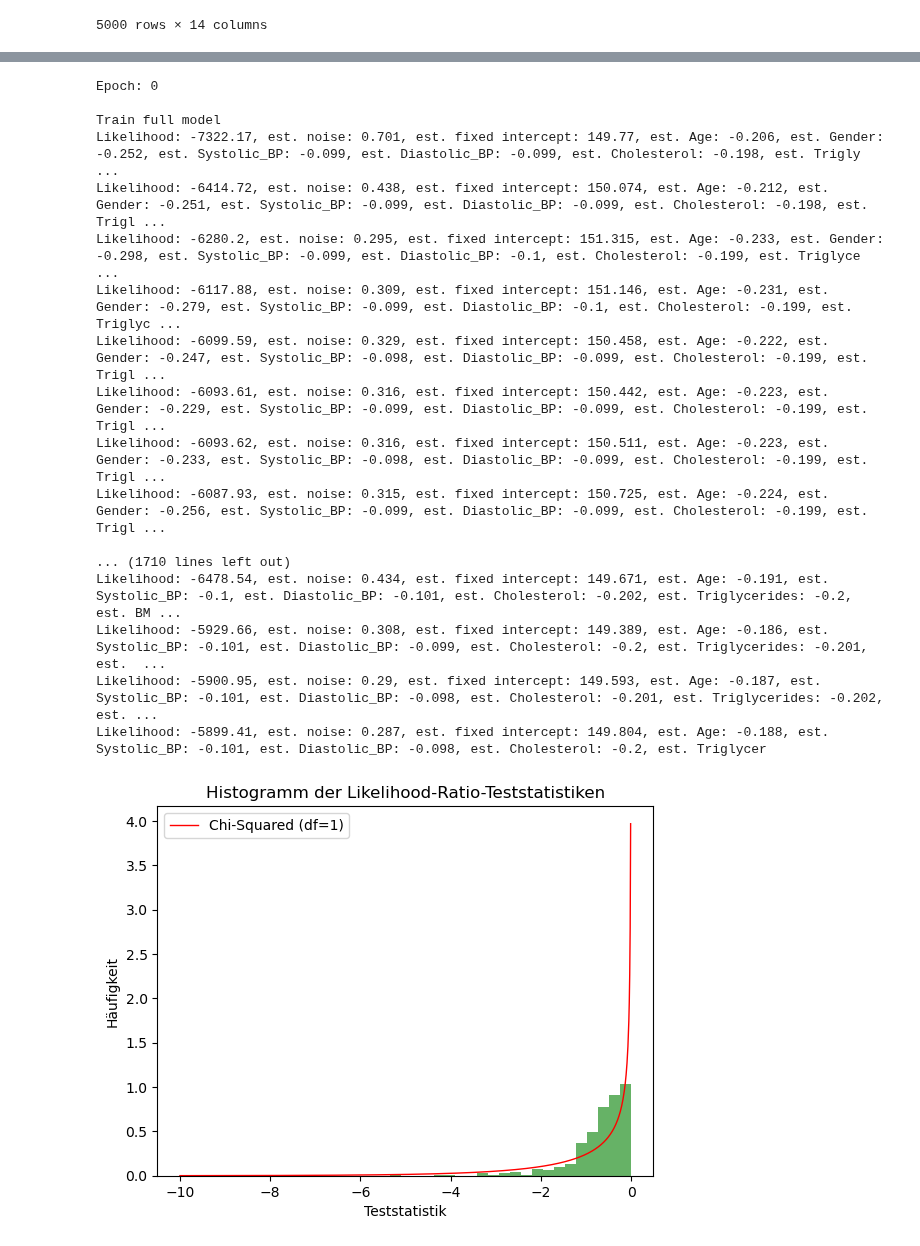
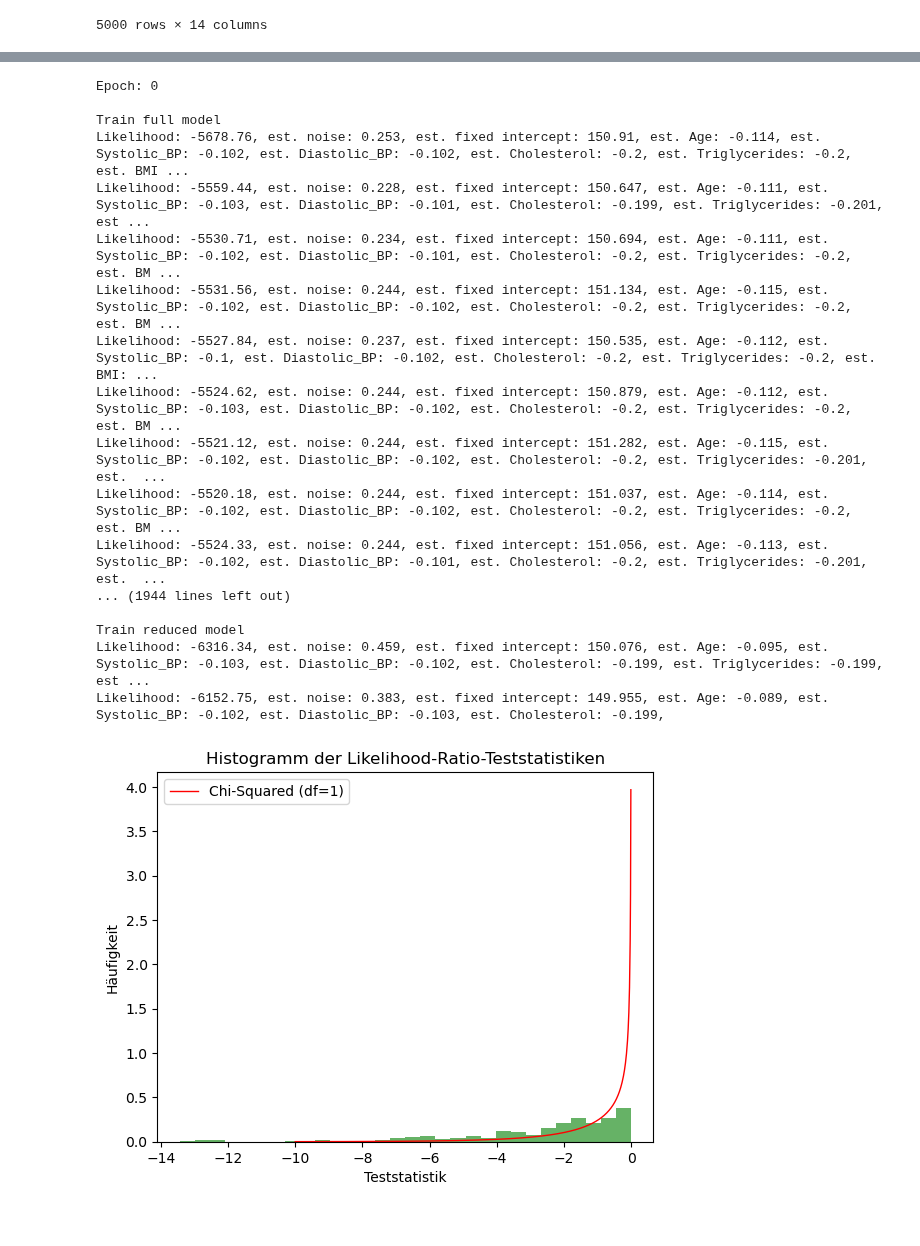
Before and after one commit to el-pato01/BA2024, a Jupyter notebook: Code/Übung/dietarychange.ipynb, the cells around one changed output, grey strips where cells are left out. Saved outputs shown, nothing was run; the diff lists cells and outputs as text; code cells hidden in the pictures.

```diff
--- a/Code/Übung/dietarychange.ipynb
+++ b/Code/Übung/dietarychange.ipynb
@@ -12,11 +12,13 @@ from scipy.stats import chi2
 n_participants = 500
 years = 10
 effect_of_sex = 0.0
-effect_of_age = -0.2
+effect_of_age = -0.1
 
 # random effects
 var_intercept = 2
 var_slope = 0.1
+
+noise_var = 0.1
 
 # fixed effects
 weights = {'Systolic_BP': -0.1, 'Diastolic_BP': -0.1, 'Cholesterol': -0.2, 'Triglycerides': -0.2, 'BMI': -0.4, 'Creatinin': -0.1}
@@ -46,6 +48,7 @@ def simulate_data(num_participants):
         # simulate random effects
         random_intercept = np.random.normal(0.0,np.sqrt(var_intercept))
         random_slope = np.random.normal(0.0, np.sqrt(var_slope))
+        noise = np.random.normal(0.0, np.sqrt(noise_var))
 
         # simulate data for each year
         for year in range(years):
@@ -81,7 +84,8 @@ def simulate_data(num_participants):
                         weights['Creatinin'] * creatinin +
                         effect_of_sex * gender +
                         effect_of_age * age +
-                        random_slope * year)
+                        random_slope * year +
+                        noise)
 
             yearly_data = {
                 'patient_id': participant_id,
@@ -247,10 +252,10 @@ def likelihood_ratio(Lmin, Lmax):
 num_simulations = 500
 lrt_results = []
 #keys for random and fixed effects in the matrix
-fixed_effects_keys_full= ['Age', 'Gender', 'Systolic_BP', 'Diastolic_BP', 'Cholesterol', 'Triglycerides', 'BMI', 'Creatinin', 'Get_treatment']
+fixed_effects_keys_full= ['Age', 'Systolic_BP', 'Diastolic_BP', 'Cholesterol', 'Triglycerides', 'BMI', 'Creatinin', 'Gender']
 random_effects_keys_full = ['Years_after_treatment']
 #keys for random and fixed effects in the matrix
-fixed_effects_keys_red = ['Age', 'Systolic_BP', 'Diastolic_BP', 'Cholesterol', 'Triglycerides', 'BMI','Creatinin', 'Get_treatment']
+fixed_effects_keys_red = ['Age', 'Systolic_BP', 'Diastolic_BP', 'Cholesterol', 'Triglycerides', 'BMI','Creatinin']
 random_effects_keys_red = ['Years_after_treatment']
 
 n_fixed_eff_full = len(fixed_effects_keys_full) + 1
@@ -258,6 +263,10 @@ n_rand_eff_full = len(random_effects_keys_full) + 1
 n_fixed_eff_red = len(fixed_effects_keys_red) + 1
 n_rand_eff_red = len(random_effects_keys_red) + 1
 softplus = torch.nn.Softplus()
+
+# Learnable parameter for diagonal covariance matrix
+D_param_full = torch.randn(n_rand_eff_full, requires_grad=True)
+D_param_red = torch.randn(n_rand_eff_red, requires_grad=True)
 
 for sim in range(num_simulations):
     print(f"Epoch: {sim}")
@@ -273,10 +282,6 @@ for sim in range(num_simulations):
 
     # Response variable: Test scores
     y_full = torch.from_numpy(np.array(df['Health_Score'])).to(torch.float32)
-
-    # Learnable parameter for diagonal covariance matrix
-    D_param_full = torch.randn(n_rand_eff_full, requires_grad=True)
-
 
     # Defining list of X tilde (eq. 2.7 p. 63)
     X_tilde_list_full = [torch.cat((X_i, torch.zeros((n_rand_eff_full, n_fixed_eff_full)))) for X_i in X_list_full]
@@ -321,7 +326,7 @@ for sim in range(num_simulations):
     y_red = torch.from_numpy(np.array(df['Health_Score'])).to(torch.float32)
 
     # Learnable parameter for diagonal covariance matrix
-    D_param_red = torch.randn(n_rand_eff_red, requires_grad=True)
+    #D_param_red = torch.randn(n_rand_eff_red, requires_grad=True)
 
 
     # Defining list of X tilde (eq. 2.7 p. 63)
@@ -362,41 +367,41 @@ for sim in range(num_simulations):
 Epoch: 0
 
 Train full model
-Likelihood: -7322.17, est. noise: 0.701, est. fixed intercept: 149.77, est. Age: -0.206, est. Gender: -0.252, est. Systolic_BP: -0.099, est. Diastolic_BP: -0.099, est. Cholesterol: -0.198, est. Trigly ...
-Likelihood: -6414.72, est. noise: 0.438, est. fixed intercept: 150.074, est. Age: -0.212, est. Gender: -0.251, est. Systolic_BP: -0.099, est. Diastolic_BP: -0.099, est. Cholesterol: -0.198, est. Trigl ...
-Likelihood: -6280.2, est. noise: 0.295, est. fixed intercept: 151.315, est. Age: -0.233, est. Gender: -0.298, est. Systolic_BP: -0.099, est. Diastolic_BP: -0.1, est. Cholesterol: -0.199, est. Triglyce ...
-Likelihood: -6117.88, est. noise: 0.309, est. fixed intercept: 151.146, est. Age: -0.231, est. Gender: -0.279, est. Systolic_BP: -0.099, est. Diastolic_BP: -0.1, est. Cholesterol: -0.199, est. Triglyc ...
-Likelihood: -6099.59, est. noise: 0.329, est. fixed intercept: 150.458, est. Age: -0.222, est. Gender: -0.247, est. Systolic_BP: -0.098, est. Diastolic_BP: -0.099, est. Cholesterol: -0.199, est. Trigl ...
-Likelihood: -6093.61, est. noise: 0.316, est. fixed intercept: 150.442, est. Age: -0.223, est. Gender: -0.229, est. Systolic_BP: -0.099, est. Diastolic_BP: -0.099, est. Cholesterol: -0.199, est. Trigl ...
-Likelihood: -6093.62, est. noise: 0.316, est. fixed intercept: 150.511, est. Age: -0.223, est. Gender: -0.233, est. Systolic_BP: -0.098, est. Diastolic_BP: -0.099, est. Cholesterol: -0.199, est. Trigl ...
-Likelihood: -6087.93, est. noise: 0.315, est. fixed intercept: 150.725, est. Age: -0.224, est. Gender: -0.256, est. Systolic_BP: -0.099, est. Diastolic_BP: -0.099, est. Cholesterol: -0.199, est. Trigl ...
+Likelihood: -5678.76, est. noise: 0.253, est. fixed intercept: 150.91, est. Age: -0.114, est. Systolic_BP: -0.102, est. Diastolic_BP: -0.102, est. Cholesterol: -0.2, est. Triglycerides: -0.2, est. BMI ...
+Likelihood: -5559.44, est. noise: 0.228, est. fixed intercept: 150.647, est. Age: -0.111, est. Systolic_BP: -0.103, est. Diastolic_BP: -0.101, est. Cholesterol: -0.199, est. Triglycerides: -0.201, est ...
+Likelihood: -5530.71, est. noise: 0.234, est. fixed intercept: 150.694, est. Age: -0.111, est. Systolic_BP: -0.102, est. Diastolic_BP: -0.101, est. Cholesterol: -0.2, est. Triglycerides: -0.2, est. BM ...
+Likelihood: -5531.56, est. noise: 0.244, est. fixed intercept: 151.134, est. Age: -0.115, est. Systolic_BP: -0.102, est. Diastolic_BP: -0.102, est. Cholesterol: -0.2, est. Triglycerides: -0.2, est. BM ...
+Likelihood: -5527.84, est. noise: 0.237, est. fixed intercept: 150.535, est. Age: -0.112, est. Systolic_BP: -0.1, est. Diastolic_BP: -0.102, est. Cholesterol: -0.2, est. Triglycerides: -0.2, est. BMI: ...
+Likelihood: -5524.62, est. noise: 0.244, est. fixed intercept: 150.879, est. Age: -0.112, est. Systolic_BP: -0.103, est. Diastolic_BP: -0.102, est. Cholesterol: -0.2, est. Triglycerides: -0.2, est. BM ...
+Likelihood: -5521.12, est. noise: 0.244, est. fixed intercept: 151.282, est. Age: -0.115, est. Systolic_BP: -0.102, est. Diastolic_BP: -0.102, est. Cholesterol: -0.2, est. Triglycerides: -0.201, est.  ...
+Likelihood: -5520.18, est. noise: 0.244, est. fixed intercept: 151.037, est. Age: -0.114, est. Systolic_BP: -0.102, est. Diastolic_BP: -0.102, est. Cholesterol: -0.2, est. Triglycerides: -0.2, est. BM ...
+Likelihood: -5524.33, est. noise: 0.244, est. fixed intercept: 151.056, est. Age: -0.113, est. Systolic_BP: -0.102, est. Diastolic_BP: -0.101, est. Cholesterol: -0.2, est. Triglycerides: -0.201, est.  ...
+... (1944 lines left out)
 
-... (1710 lines left out)
-Likelihood: -6478.54, est. noise: 0.434, est. fixed intercept: 149.671, est. Age: -0.191, est. Systolic_BP: -0.1, est. Diastolic_BP: -0.101, est. Cholesterol: -0.202, est. Triglycerides: -0.2, est. BM ...
-Likelihood: -5929.66, est. noise: 0.308, est. fixed intercept: 149.389, est. Age: -0.186, est. Systolic_BP: -0.101, est. Diastolic_BP: -0.099, est. Cholesterol: -0.2, est. Triglycerides: -0.201, est.  ...
-Likelihood: -5900.95, est. noise: 0.29, est. fixed intercept: 149.593, est. Age: -0.187, est. Systolic_BP: -0.101, est. Diastolic_BP: -0.098, est. Cholesterol: -0.201, est. Triglycerides: -0.202, est. ...
-Likelihood: -5899.41, est. noise: 0.287, est. fixed intercept: 149.804, est. Age: -0.188, est. Systolic_BP: -0.101, est. Diastolic_BP: -0.098, est. Cholesterol: -0.2, est. Triglycer
+Train reduced model
+Likelihood: -6316.34, est. noise: 0.459, est. fixed intercept: 150.076, est. Age: -0.095, est. Systolic_BP: -0.103, est. Diastolic_BP: -0.102, est. Cholesterol: -0.199, est. Triglycerides: -0.199, est ...
+Likelihood: -6152.75, est. noise: 0.383, est. fixed intercept: 149.955, est. Age: -0.089, est. Systolic_BP: -0.102, est. Diastolic_BP: -0.103, est. Cholesterol: -0.199,
 # %%
 lrt_hist = []
 for val in lrt_results:
-    if val < 0:
+    if -20 < val < 0:
         lrt_hist.append(val)
 
 
 # Histogramm der Teststatistiken erstellen
 plt.hist(np.array(torch.stack(lrt_hist).detach()), bins=30, density=True, alpha=0.6, color='g')# balken dünner und so dass man mit chi quadrat vergleichen kann
 
 # Chi-Quadrat-Verteilung mit einem Freiheitsgrad plotten (für Vergleich)
 x = np.linspace(0, 10, 1000)
 plt.plot(-x, chi2.pdf(x, df=1), 'r-', lw=1, label='Chi-Squared (df=1)')
 
 # Beschriftungen hinzufügen
 plt.title('Histogramm der Likelihood-Ratio-Teststatistiken')
 plt.xlabel('Teststatistik')
 plt.ylabel('Häufigkeit')
 plt.legend()
 
 # Histogramm anzeigen
 plt.show()
 # %% [output]
-[figure, old version]
+[figure, new version]
```
Also changed, not shown: parts of 1 cell of this notebook, 10 other files.
